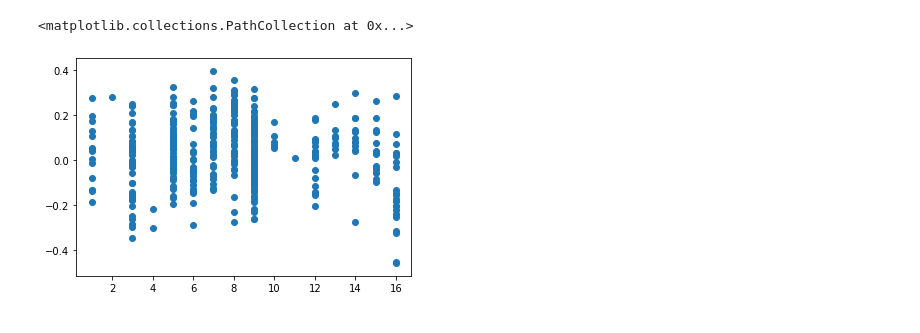
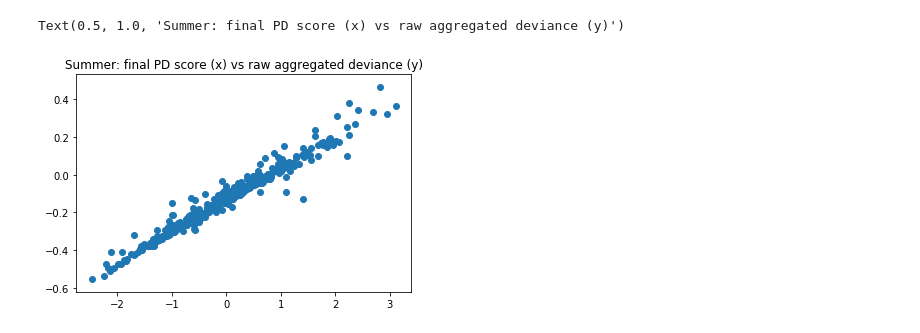
Before and after one commit to gizdatalab/Covid_DPPD, a Jupyter notebook: 06_deviance_analysis.ipynb, the cells around one changed output. Saved outputs shown, nothing was run; the diff lists cells and outputs as text; code cells hidden in the pictures.

```diff
--- a/06_deviance_analysis.ipynb
+++ b/06_deviance_analysis.ipynb
@@ -196,5 +210,0 @@ plt.scatter(deviance_df.summer_z,deviance_df.lockdown_z)
-# %%
-plt.scatter(deviance_df.districtId//1000,deviance_df.deviance_lockdown)
-# %% [output]
-<matplotlib.collections.PathCollection at 0x...>
-[figure, removed]
@@ -262,0 +211,6 @@ plt.scatter(deviance_df.districtId//1000,deviance_df.deviance_lockdown)
+# %%
+plt.scatter(deviance_df.summer_z,deviance_df.deviance_summer)
+plt.title('Summer: final PD score (x) vs raw aggregated deviance (y)')
+# %% [output]
+Text(0.5, 1.0, 'Summer: final PD score (x) vs raw aggregated deviance (y)')
+[figure, added]
```
Also changed, not shown: parts of 24 cells of this notebook, 3 other files.
